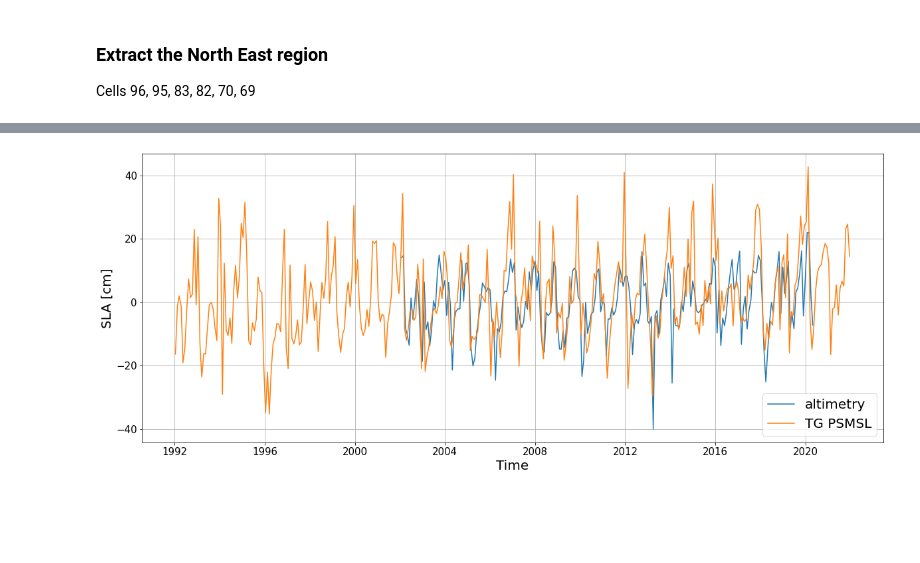
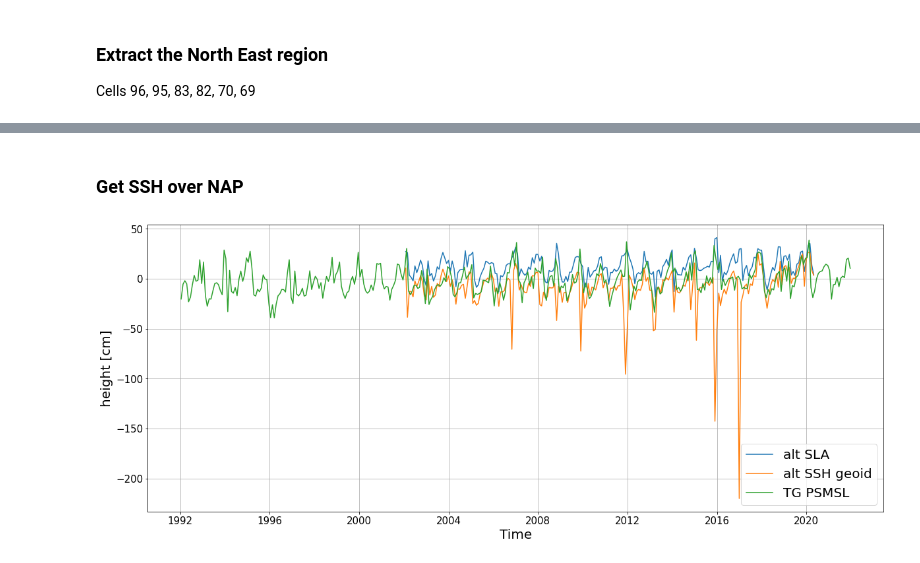
Before and after one commit to 3enedix/P1-data-combination-code, a Jupyter notebook: altimetry/compare_altimetry_vs_TG.ipynb, the cells around one changed output, grey strips where cells are left out. Drawn from its saved outputs; the diff is of its cells as text; code cells hidden in the pictures; blank space fills up the shorter version.

Commit message:
subtract geoid from SSH

```diff
--- a/altimetry/compare_altimetry_vs_TG.ipynb
+++ b/altimetry/compare_altimetry_vs_TG.ipynb
@@ -79,3 +73,9 @@ def three_sigma_outlier_rejection(ts):
+# %%
+def three_sigma_outlier_rejection(ts):
+    std = CD_statistics.std(ts)
+    sigma3 = 3*std
+    ts_red = ts[np.abs(ts-np.nanmedian(ts)) <= sigma3]
+    return ts_red
 # %%
 def remove_season_and_trend(ts):
 # remove trend and seasonal signal
@@ -172,8 +172,8 @@ alt_df = alt_df[(alt_df['swh'] <= 11) | (np.isnan(alt_df['swh']))]
 alt_df = alt_df[(alt_df['stdalt'] <= 0.2) | np.isnan(alt_df['stdalt'])]
 
 alt_gdf = gpd.GeoDataFrame({
+                           'ssh[m]':alt_df.ssh,\
                            'sla[m]':alt_df.ssh - alt_df.mssh,\
-                           'dist2coast[km]':alt_df.distance
                             },
                        geometry = gpd.points_from_xy(alt_df.glon, alt_df.glat))
 alt_gdf = alt_gdf.set_index(pd.to_datetime(alt_df['time'], utc=True))
@@ -935,10 +952,41 @@ alt_ex_monthly_av
+# %% [markdown]
+### Get SSH over NAP
+# %%
+geoid = pd.read_csv('/media/bene/Seagate/PhD-data/7_geoid/NLGEO2018.txt', delimiter=' ', names=['lat', 'lon', 'height'], skiprows=1)
+# reshape the list into a grid that can be fed into scipy interpn:
+geoid_lon = np.unique(geoid['lon'])
+geoid_lat = np.unique(geoid['lat'])
+heights = geoid['height'].to_numpy().reshape((len(geoid_lon),len(geoid_lat)))
+
+x_mean = (centers.loc[96].center.x \
+          + centers.loc[95].center.x \
+          + centers.loc[83].center.x \
+          + centers.loc[82].center.x \
+          + centers.loc[70].center.x \
+          + centers.loc[69].center.x) / 6
+
+y_mean = (centers.loc[96].center.y \
+          + centers.loc[95].center.y \
+          + centers.loc[83].center.y \
+          + centers.loc[82].center.y \
+          + centers.loc[70].center.y \
+          + centers.loc[69].center.y) / 6
+
+alt_loc_mean = gpd.GeoSeries(gpd.points_from_xy([x_mean], [y_mean]))
+alt_loc_mean = tg_loc.set_crs('EPSG:32631')
+alt_loc_mean = tg_loc.to_crs('EPSG:4326')
+
+geoid_on_alt_mean = interpn((geoid_lon, geoid_lat), heights, (alt_loc_mean.x, alt_loc_mean.y))
+
+alt_ex_monthly_av['ssh_geoid_monthly_av[m]'] = alt_ex_monthly_av['ssh_monthly_av[m]'] - geoid_on_alt_mean
 # %%
 fig, ax = plt.subplots(figsize=(20,8))
-ax.plot(alt_ex_monthly_av-np.median(alt_ex_monthly_av), label='altimetry')
-ax.plot(tg_psmsl['ssh_ib_vlm']-np.median(tg_psmsl['ssh_ib_vlm']), label='TG PSMSL')
+ax.plot(alt_ex_monthly_av['sla_monthly_av[m]']*100, label='alt SLA')
+ax.plot(alt_ex_monthly_av['ssh_geoid_monthly_av[m]']*100, label='alt SSH geoid')
+ax.plot(tg_psmsl['ssh_ib_vlm'], label='TG PSMSL')
 ax.legend(loc='lower right')
 ax.set_xlabel('Time')
-ax.set_ylabel('SLA [cm]')
+ax.set_ylabel('height [cm]')
 ax.grid()
 # %% [output]
-[figure, old version]
+[figure, new version]
```
Also changed, not shown: parts of 11 cells of this notebook.
